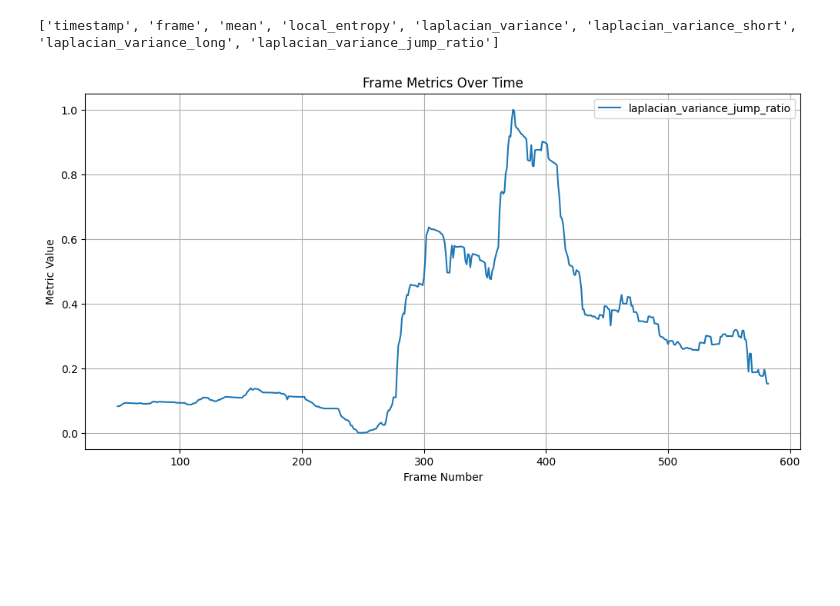
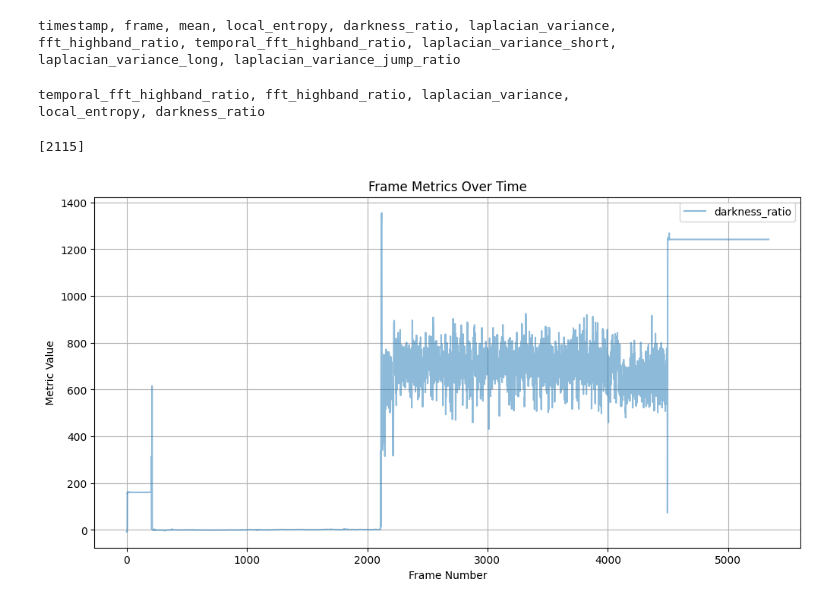
Before and after one commit to AssafR/VidUtils, a Jupyter notebook: locate_noise_test.ipynb, the cells around one changed output. Saved outputs shown, nothing was run; the diff lists cells and outputs as text; code cells hidden in the pictures; blank space fills up the shorter version.

```diff
--- a/locate_noise_test.ipynb
+++ b/locate_noise_test.ipynb
@@ -51,7 +67,7 @@ def locate_noise_with_metrics(video_path):
     det = make_row_regime_break_detector(1.5, value_key="lap_jump_ratio", frame_key="frame")
 
     collected_rows = []
-    for row in enriched_rows:
+    for row in tqdm(enriched_rows, total=total_frames, desc="Frames"):
         det.consume(row)
         collected_rows.append(row)
 
@@ -90,4 +134,19 @@ display(metrics_df)
 # %%
-print(list(metrics_df.columns))
+pretty_print(metrics_df.columns)
 # %% [output]
-['timestamp', 'frame', 'mean', 'local_entropy', 'laplacian_variance', 'laplacian_variance_short', 'laplacian_variance_long', 'laplacian_variance_jump_ratio']
+timestamp, frame, mean, local_entropy, darkness_ratio, laplacian_variance,
+fft_highband_ratio, temporal_fft_highband_ratio, laplacian_variance_short,
+laplacian_variance_long, laplacian_variance_jump_ratio
+# %%
+
+# data_columns = list(set(metrics_df.columns) - set({'frame', 'frame_no', 'timestamp'}))
+
+data_columns = ['temporal_fft_highband_ratio','fft_highband_ratio','laplacian_variance',
+                'local_entropy','darkness_ratio']
+
+X = metrics_df[data_columns]#.values
+X_scaled = robust_scale_from_baseline(X)
+pretty_print(X_scaled.columns)
+# %% [output]
+temporal_fft_highband_ratio, fft_highband_ratio, laplacian_variance,
+local_entropy, darkness_ratio
@@ -94,33 +164,60 @@ print(list(metrics_df.columns))
+# %%
+X_scaled_2 = X_scaled[:4500] # Simulate removing black at the end
+
+algo = rpt.Binseg(
+    model="rbf",
+    min_size=30,
+    jump=5,
+).fit(X_scaled_2)
+
+change_points = algo.predict(n_bkps=1)[:-1]
+
+print(change_points)
+# %% [output]
+[2115]
+# %%
+metrics_df[data_columns] = X_scaled
 # %%
 # display graphs of all metrics, x axis being the frame number, and y axis being the metric value, all in one graph, with a legend for each metric
 
-do_not_display = {'frame', 'frame_no', 'timestamp', 'combined_entropy'}
+do_not_display = {'frame', 'frame_no', 'timestamp',
+                    'combined_entropy',
+                    'mean',
+                    'local_entropy',
+                    # 'darkness_ratio'
+                    'laplacian_variance',
+                    'laplacian_variance_short',
+                    'laplacian_variance_long',
+                    'laplacian_variance_jump_ratio',
+                    'laplacian_variance_diff',
+                    'local_entropy_diff',
+                    'fft_highband_ratio',
+                    'temporal_fft_highband_ratio'
+                    }
+
 all_metrics = set(metrics_df.columns) - set(do_not_display)
-all_metrics = [
-    # 'hist_entropy',
-    # 'edge_density',
-    # 'temporal_entropy',
-    # 'local_entropy',
-    # 'laplacian_variance',
-    # 'lap_short',
-    # 'lap_long',
-    'laplacian_variance_jump_ratio'
-]
+# all_metrics = [
+#         'laplacian_variance_short',
+#         'laplacian_variance_long',
+#         'laplacian_variance_jump_ratio'
+# ]
 
 all_metrics = sorted(all_metrics)  # Sort metrics alphabetically for consistent order in the legend
 import matplotlib.pyplot as plt
 plt.figure(figsize=(12, 6))
 
 for metric in all_metrics:
     metric_values = metrics_df[metric]
-    metric_values_normalized = (metric_values - np.min(metric_values)) / (np.max(metric_values) - np.min(metric_values))
-    plt.plot(metrics_df['frame'], metric_values_normalized, label=metric)
+    # metric_values_normalized = (metric_values - np.min(metric_values)) / (np.max(metric_values) - np.min(metric_values))
+    # plt.plot(metrics_df['frame'], metric_values_normalized, label=metric)
+    plt.plot(metrics_df['frame'], metric_values, label=metric, alpha=0.5)
 
 plt.xlabel('Frame Number')
 plt.ylabel('Metric Value')
 plt.title('Frame Metrics Over Time')
+# plt.yscale('log')
 plt.legend()
 plt.grid()
 plt.show()
 # %% [output]
-[figure, old version]
+[figure, new version]
```
Also changed, not shown: parts of 11 cells of this notebook, 7 other files.
